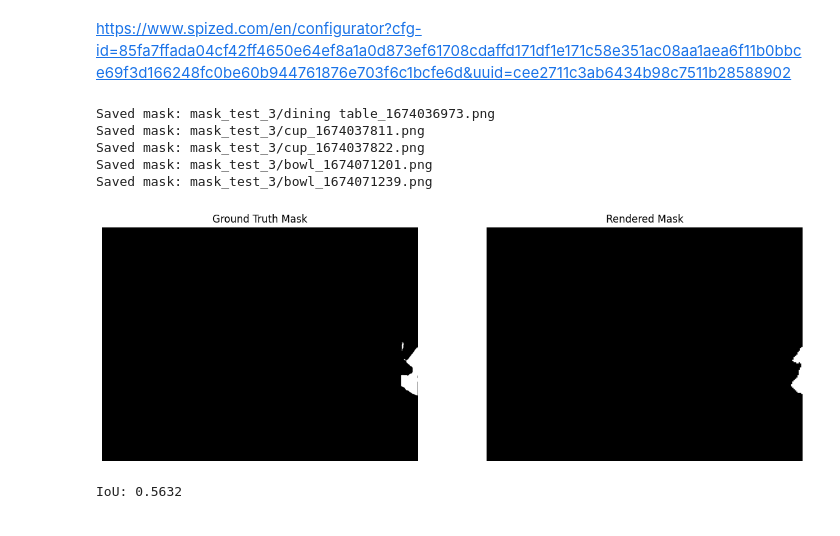
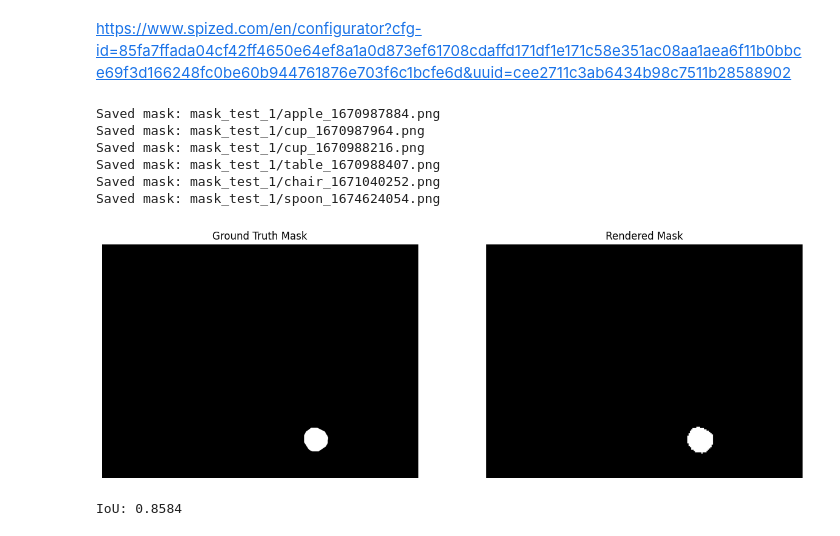
Before and after one commit to siddharthdesai06/DimSegNet, a Jupyter notebook: testing.ipynb, the cells around one changed output. Cells and saved outputs as stored; diff of their text form; code cells hidden in the pictures.

Commit message:
ramen eval

```diff
--- a/testing.ipynb
+++ b/testing.ipynb
@@ -191,15 +191,16 @@ def extract_masks(json_path, output_dir):
                 print(f"Error processing mask for object {obj['id']}: {e}")
 
 # Example usage
-json_path = "eval_datasets/ramen/annotations/ramen_dataset 2025-03-25 22-33-05_test_3.png.json"  # Path to your Supervisely JSON file
-output_dir = "mask_test_3"  # Directory to save masks
+json_path = "eval_datasets/teatime/annotations/teatime_dataset 2025-03-18 15-15-06_test_1.png.json"  # Path to your Supervisely JSON file
+output_dir = "mask_test_1"  # Directory to save masks
 extract_masks(json_path, output_dir)
 # %% [output]
-Saved mask: mask_test_3/dining table_1674036973.png
-Saved mask: mask_test_3/cup_1674037811.png
-Saved mask: mask_test_3/cup_1674037822.png
-Saved mask: mask_test_3/bowl_1674071201.png
-Saved mask: mask_test_3/bowl_1674071239.png
+Saved mask: mask_test_1/apple_1670987884.png
+Saved mask: mask_test_1/cup_1670987964.png
+Saved mask: mask_test_1/cup_1670988216.png
+Saved mask: mask_test_1/table_1670988407.png
+Saved mask: mask_test_1/chair_1671040252.png
+Saved mask: mask_test_1/spoon_1674624054.png
 # %%
 import numpy as np
 from PIL import Image
@@ -233,37 +234,37 @@ def calculate_iou_from_paths(mask_paths, mask2_path):
     # Compute IoU
     intersection = np.logical_and(merged_mask, mask2)
     union = np.logical_or(merged_mask, mask2)
 
     iou = np.sum(intersection) / np.sum(union) if np.sum(union) > 0 else 0  # Avoid division by zero
 
     # fig, axes = plt.subplots(1, len(mask_paths) + 1, figsize=(5 * (len(mask_paths) + 1), 5))
     fig, axes = plt.subplots(1, 2, figsize=(15, 5))
     # for i, mask in enumerate(masks):
     axes[0].imshow(merged_mask, cmap="gray")
     axes[0].set_title(f"Ground Truth Mask")
     axes[0].axis("off")
 
     axes[-1].imshow(mask2, cmap="gray")
     axes[-1].set_title("Rendered Mask")
     axes[-1].axis("off")
 
     plt.show()
 
     return iou
 
 # Example usage:
 mask_paths = [
-    "mask_test_2/bottle_1674073771.png",
-    # "/home/siddharth/siddharth/thesis/Yolo_segmentation/mask_test_2/bowl_1674070911.png",
-    # "/home/siddharth/siddharth/thesis/Yolo_segmentation/mask_test_2/cup_1674037836.png",
-    # "/home/siddharth/siddharth/thesis/Yolo_segmentation/masks/chair_1671044108.png",
-    # "/home/siddharth/siddharth/thesis/Yolo_segmentation/masks/chair_1671044192.png"
+    # "/home/siddharth/siddharth/thesis/Yolo_segmentation/mask_test_0/chair_1671043952.png",
+    # "/home/siddharth/siddharth/thesis/Yolo_segmentation/mask_test_0/chair_1671044018.png",
+    # "mask_test_2/table_1674556854.png",
+    # "mask_test_2/table_1674556788.png",
+    "/home/siddharth/siddharth/thesis/Yolo_segmentation/eval_datasets/teatime/test_mask/2/apple.png"
 ]
 
 mask2_path = "/home/siddharth/siddharth/thesis/Yolo_segmentation/test_2.jpg" # extracted mask
 
 iou_value = calculate_iou_from_paths(mask_paths, mask2_path)
 print(f"IoU: {iou_value:.4f}")
 # %% [output]
-[figure, old version]
+[figure, new version]
-IoU: 0.5632
+IoU: 0.8584
```
Also changed, not shown: 2 other files.
